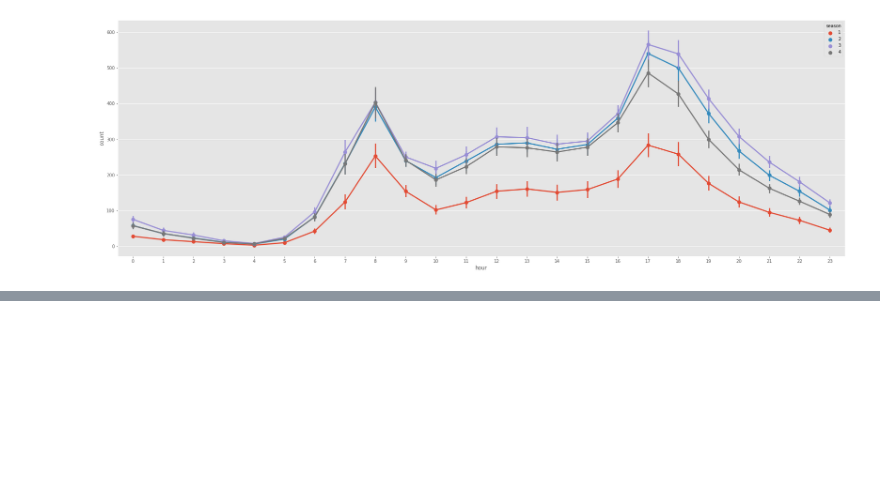
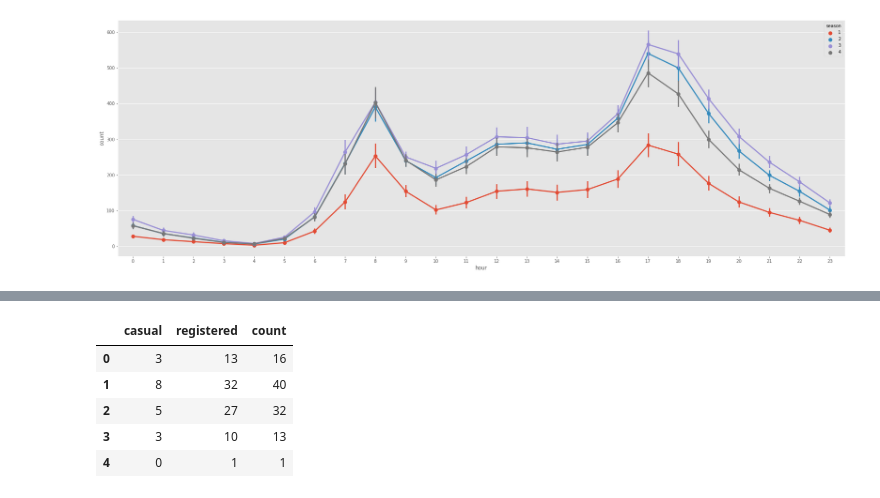
Before and after one commit to nojiyoon/SeSAC_code, a Jupyter notebook: 1월20일_회귀실습_자전거대여횟수예측.ipynb, the cells around one changed output, grey strips where cells are left out. Drawn from its saved outputs; the diff is of its cells as text; code cells hidden in the pictures; blank space fills up the shorter version.

```diff
--- a/1월20일_회귀실습_자전거대여횟수예측.ipynb
+++ b/1월20일_회귀실습_자전거대여횟수예측.ipynb
@@ -311,0 +355,9 @@ sns.regplot(data=train, x='windspeed', y='count')
+# %%
+train[['casual','registered','count']].head()
+# %% [output]
+|  | casual | registered | count |
+| 0 | 3 | 13 | 16 |
+| 1 | 8 | 32 | 40 |
+| 2 | 5 | 27 | 32 |
+| 3 | 3 | 10 | 13 |
+| 4 | 0 | 1 | 1 |
```
Also changed, not shown: parts of 7 cells of this notebook.
